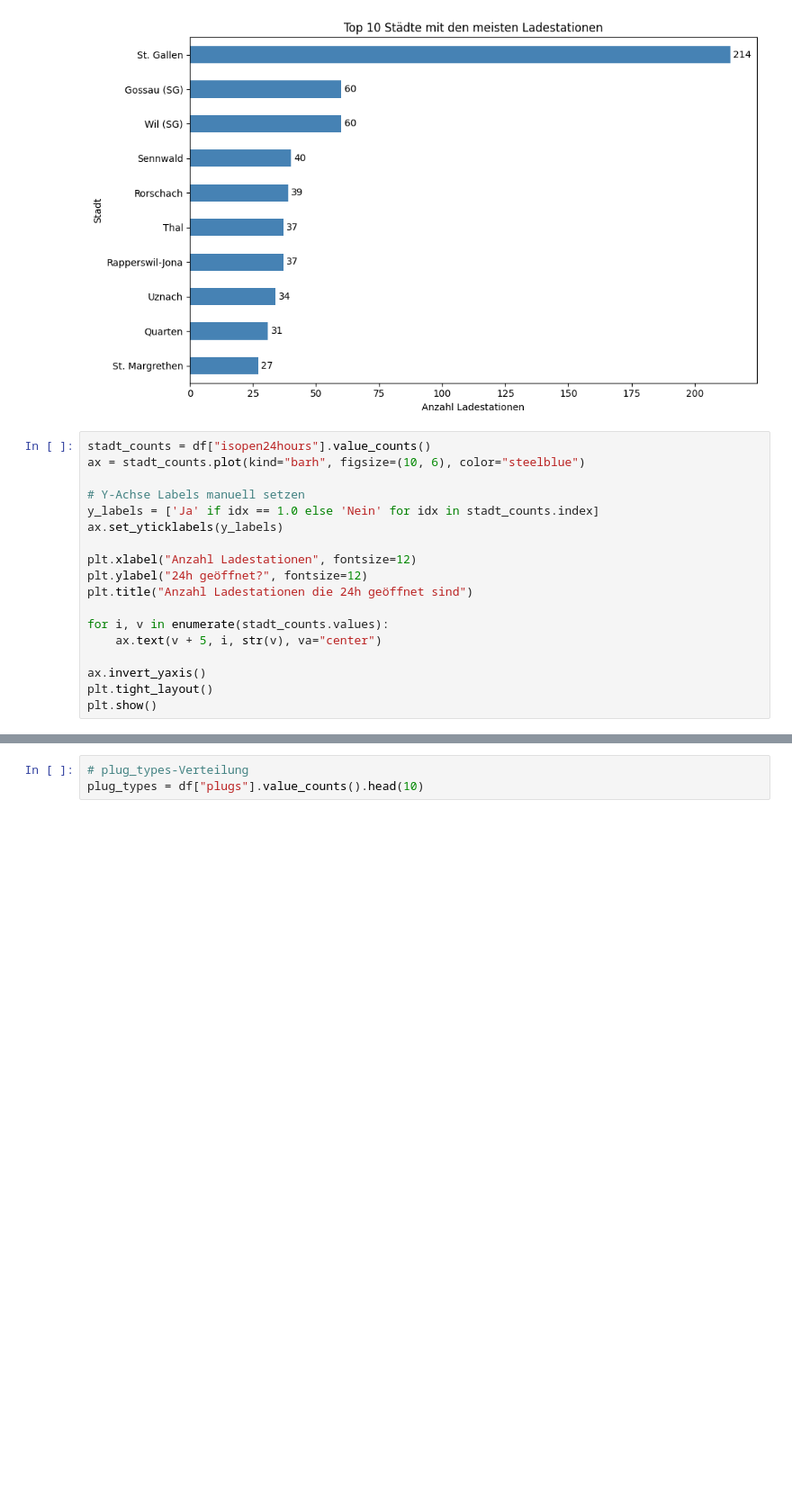
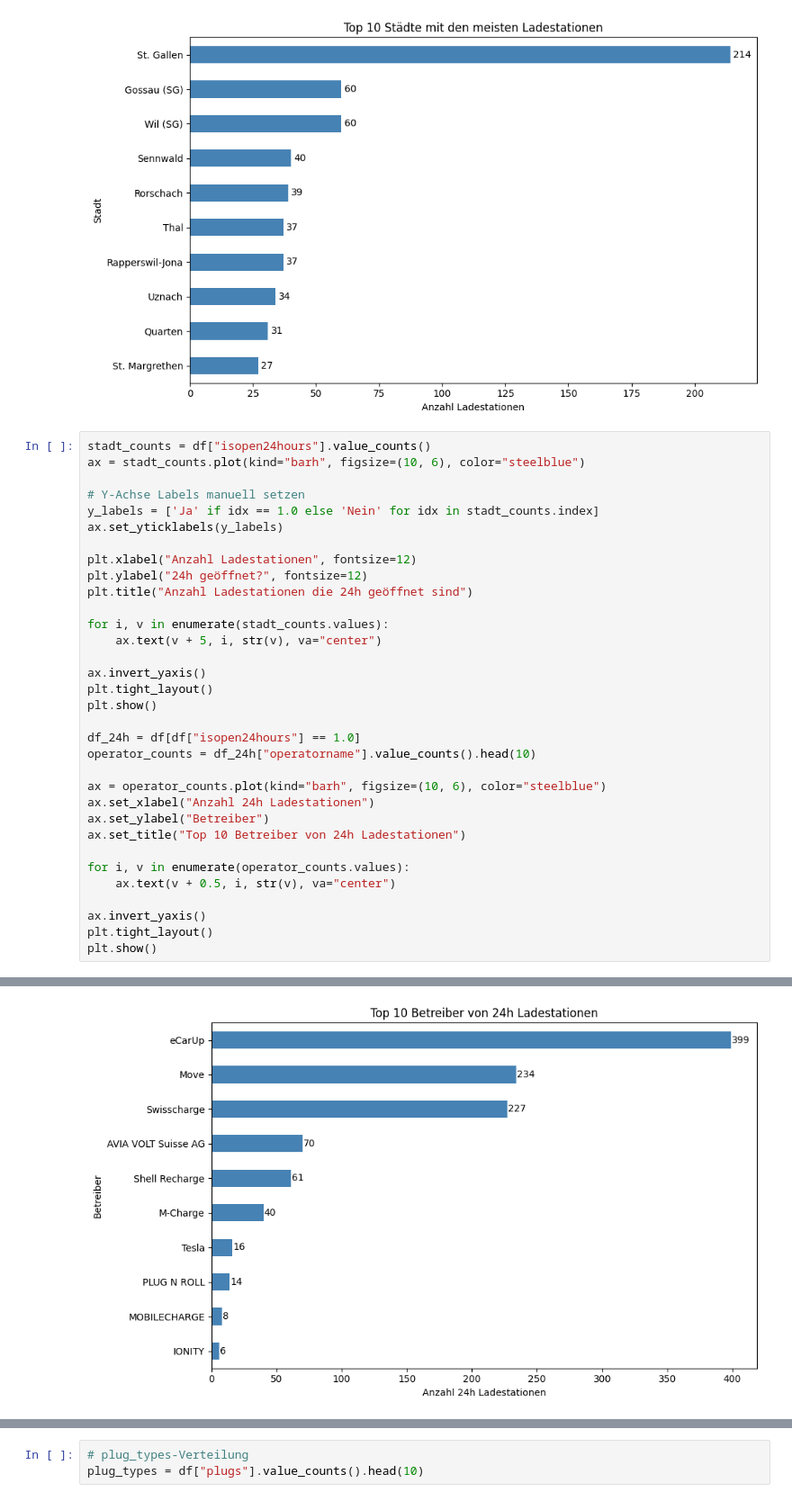
Before and after one commit to macnch33s3/APROG, a Jupyter notebook: PROJECT/api_bridge.ipynb, the cells around one changed output, grey strips where cells are left out. Shown: that part at 90% size. Drawn from its saved outputs; the diff is of its cells as text; blank space fills up the shorter version.

```diff
--- a/PROJECT/api_bridge.ipynb
+++ b/PROJECT/api_bridge.ipynb
@@ -121,23 +121,39 @@ plt.show()
 # %%
 stadt_counts = df["isopen24hours"].value_counts()
 ax = stadt_counts.plot(kind="barh", figsize=(10, 6), color="steelblue")
 
 # Y-Achse Labels manuell setzen
 y_labels = ['Ja' if idx == 1.0 else 'Nein' for idx in stadt_counts.index]
 ax.set_yticklabels(y_labels)
 
 plt.xlabel("Anzahl Ladestationen", fontsize=12)
 plt.ylabel("24h geöffnet?", fontsize=12)
 plt.title("Anzahl Ladestationen die 24h geöffnet sind")
 
 for i, v in enumerate(stadt_counts.values):
     ax.text(v + 5, i, str(v), va="center")
 
 ax.invert_yaxis()
 plt.tight_layout()
 plt.show()
+
+df_24h = df[df["isopen24hours"] == 1.0]
+operator_counts = df_24h["operatorname"].value_counts().head(10)
+
+ax = operator_counts.plot(kind="barh", figsize=(10, 6), color="steelblue")
+ax.set_xlabel("Anzahl 24h Ladestationen")
+ax.set_ylabel("Betreiber")
+ax.set_title("Top 10 Betreiber von 24h Ladestationen")
+
+for i, v in enumerate(operator_counts.values):
+    ax.text(v + 0.5, i, str(v), va="center")
+
+ax.invert_yaxis()
+plt.tight_layout()
+plt.show()
 # %% [output]
 [figure]
+[figure, added]
 # %%
 # Funktion um die maximale Ladeleistung aus dem String zu extrahieren
 def extract_max_capacity(facilities_str):
```
Also changed, not shown: parts of 1 cell of this notebook.
